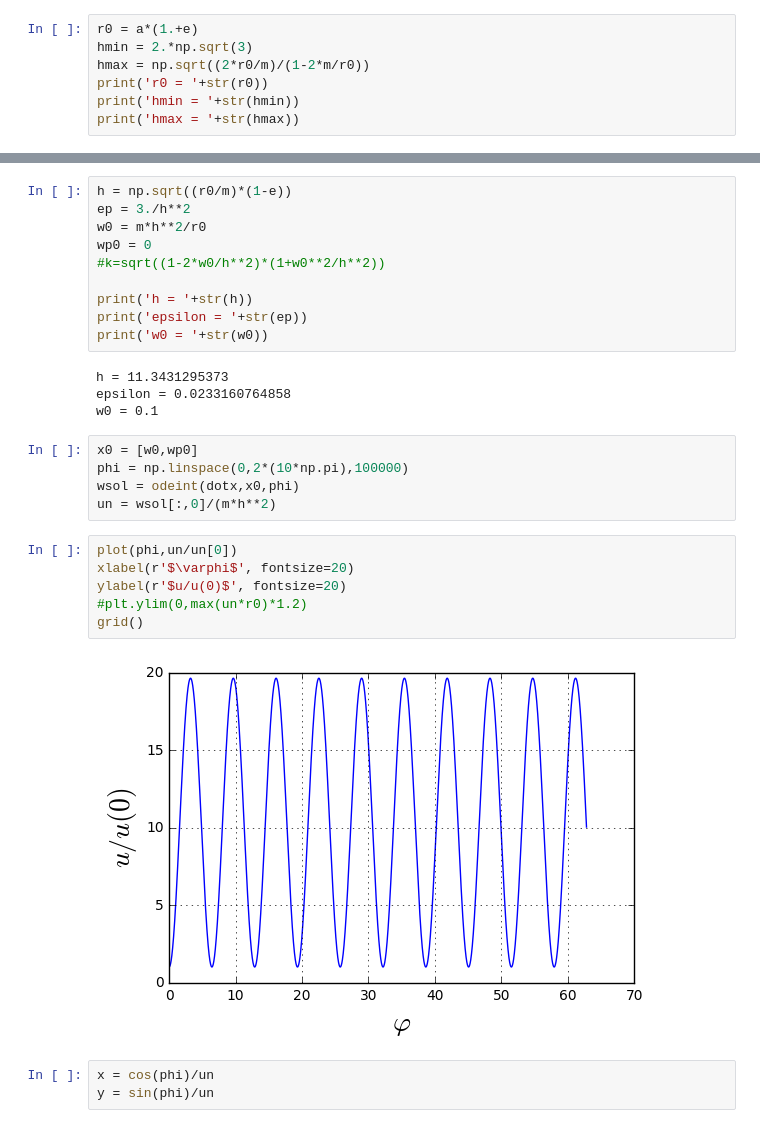
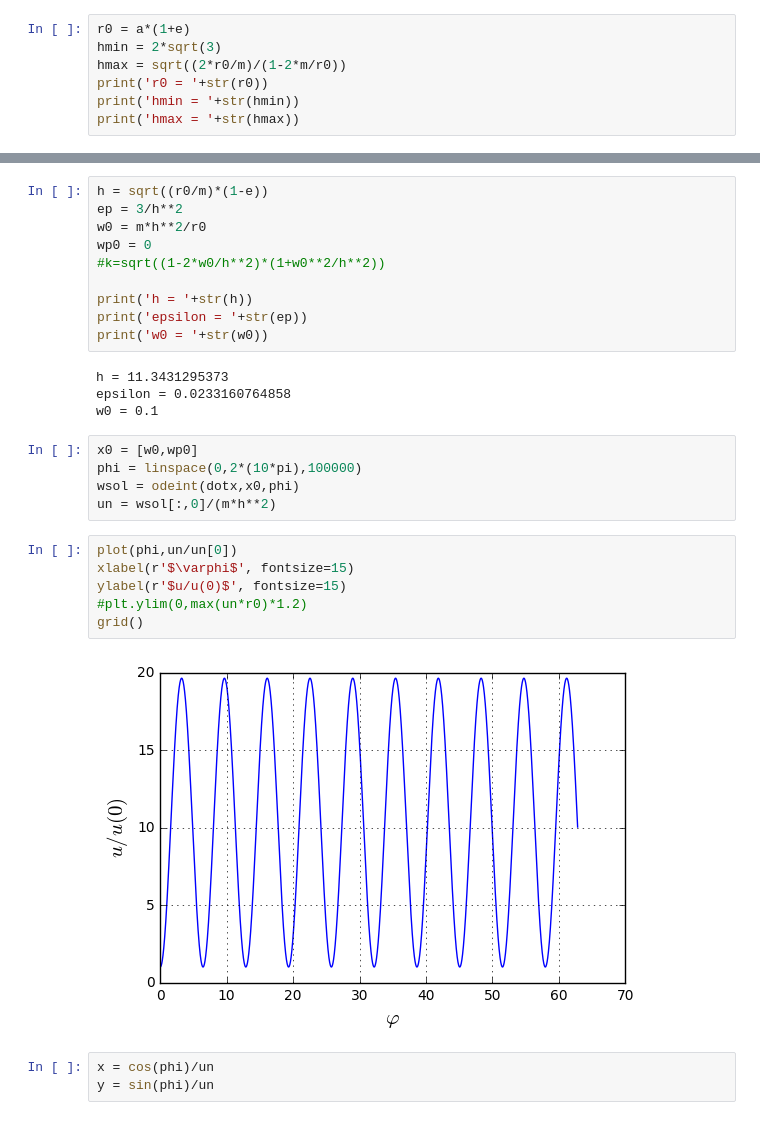
Before and after one commit to gfrubi/RG, a Jupyter notebook: Notebooks/Geodesica_tiempo_Schwarzchild.ipynb, the cells around one changed output, grey strips where cells are left out. Drawn from its saved outputs; the diff is of its cells as text.

```diff
--- a/Notebooks/Geodesica_tiempo_Schwarzchild.ipynb
+++ b/Notebooks/Geodesica_tiempo_Schwarzchild.ipynb
@@ -321,8 +322,8 @@ def dotx(x,phi):#ec (3.132)
     return [x[1],1-x[0]+ep*x[0]**2]
 # %%
-r0 = a*(1.+e)
-hmin = 2.*np.sqrt(3)
-hmax = np.sqrt((2*r0/m)/(1-2*m/r0))
+r0 = a*(1+e)
+hmin = 2*sqrt(3)
+hmax = sqrt((2*r0/m)/(1-2*m/r0))
 print('r0 = '+str(r0))
 print('hmin = '+str(hmin))
 print('hmax = '+str(hmax))
@@ -331,8 +332,8 @@ r0 = 1900000.0
 hmin = 3.46410161514
 hmax = 50.7674894131
 # %%
-h = np.sqrt((r0/m)*(1-e))
-ep = 3./h**2
+h = sqrt((r0/m)*(1-e))
+ep = 3/h**2
 w0 = m*h**2/r0
 wp0 = 0
 #k=sqrt((1-2*w0/h**2)*(1+w0**2/h**2))
@@ -346,17 +347,17 @@ epsilon = 0.0233160764858
 w0 = 0.1
 # %%
 x0 = [w0,wp0]
-phi = np.linspace(0,2*(10*np.pi),100000)
+phi = linspace(0,2*(10*pi),100000)
 wsol = odeint(dotx,x0,phi)
 un = wsol[:,0]/(m*h**2)
 # %%
 plot(phi,un/un[0])
-xlabel(r'$\varphi$', fontsize=20)
-ylabel(r'$u/u(0)$', fontsize=20)
+xlabel(r'$\varphi$', fontsize=15)
+ylabel(r'$u/u(0)$', fontsize=15)
 #plt.ylim(0,max(un*r0)*1.2)
 grid()
 # %% [output]
-[figure, old version]
+[figure, new version]
 # %%
 x = cos(phi)/un
 y = sin(phi)/un
```
Also changed, not shown: parts of 12 cells of this notebook.
